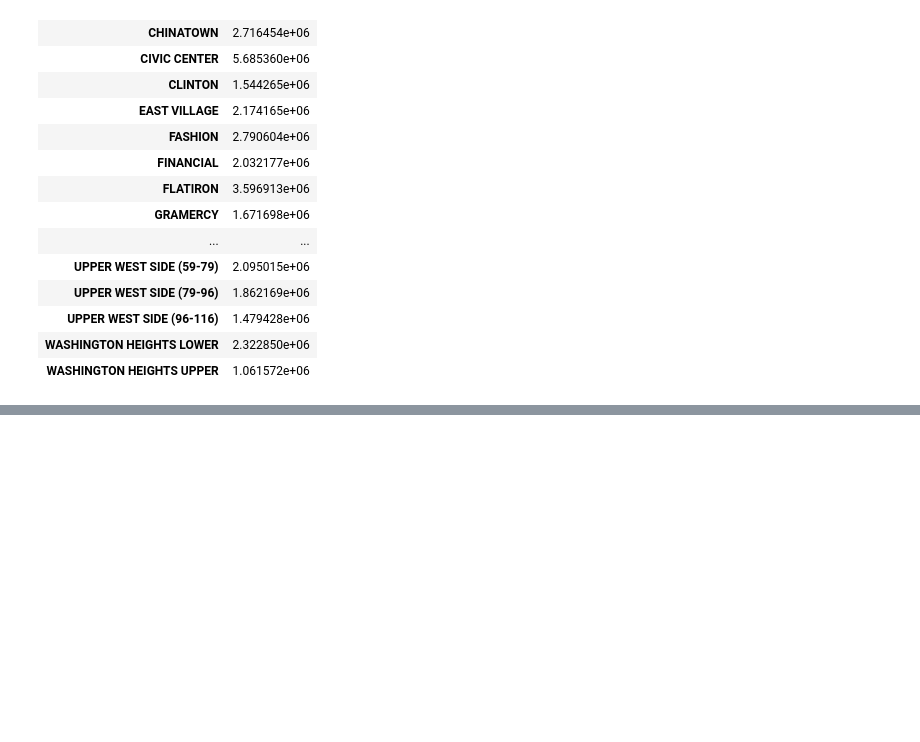
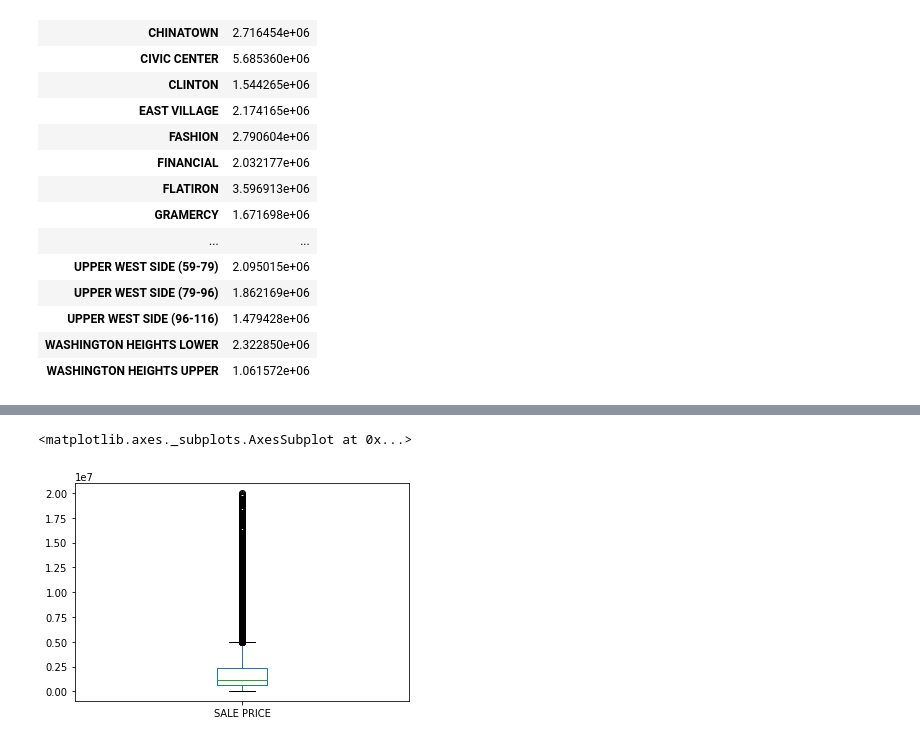
Before and after one commit to zhi-eric-yuan/github-example, a Jupyter notebook: manhattan.ipynb, the cells around one changed output, grey strips where cells are left out. Cells and saved outputs as stored; diff of their text form; code cells hidden in the pictures; blank space fills up the shorter version.

```diff
--- a/manhattan.ipynb
+++ b/manhattan.ipynb
@@ -294,0 +299,16 @@ array(['ALPHABET CITY', 'CHELSEA', 'CHINATOWN', 'CIVIC CENTER', 'CLINTON',
+# %%
+manhattan['NEIGHBORHOOD']=manhattan['NEIGHBORHOOD'].str.replace(' \(59-79\)','')
+manhattan['NEIGHBORHOOD']=manhattan['NEIGHBORHOOD'].str.replace(' \(79-96\)','')
+manhattan['NEIGHBORHOOD']=manhattan['NEIGHBORHOOD'].str.replace(' \(96-110\)','')
+manhattan['NEIGHBORHOOD']=manhattan['NEIGHBORHOOD'].str.replace(' \(96-116\)','')
+manhattan['NEIGHBORHOOD']=manhattan['NEIGHBORHOOD'].str.replace('-CENTRAL','')
+manhattan['NEIGHBORHOOD']=manhattan['NEIGHBORHOOD'].str.replace('-WEST','')
+manhattan['NEIGHBORHOOD']=manhattan['NEIGHBORHOOD'].str.replace('-EAST','')
+manhattan['NEIGHBORHOOD']=manhattan['NEIGHBORHOOD'].str.replace('-UPPER','')
+manhattan['NEIGHBORHOOD']=manhattan['NEIGHBORHOOD'].str.replace(' UPPER','')
+manhattan['NEIGHBORHOOD']=manhattan['NEIGHBORHOOD'].str.replace(' LOWER','')
+manhattan['NEIGHBORHOOD']=manhattan['NEIGHBORHOOD'].str.replace('JAVITS CENTER','JAVITS')
+manhattan['NEIGHBORHOOD']=manhattan['NEIGHBORHOOD'].str.replace('MIDTOWN CBD','MIDTOWN')
+
+print(manhattan['NEIGHBORHOOD'].unique())
+print(len(manhattan['NEIGHBORHOOD'].unique()))
@@ -294,0 +324,5 @@ array(['ALPHABET CITY', 'CHELSEA', 'CHINATOWN', 'CIVIC CENTER', 'CLINTON',
+# %%
+manhattan.plot(kind='box', x='NEIGHBORHOOD', y='SALE PRICE')
+# %% [output]
+<matplotlib.axes._subplots.AxesSubplot at 0x...>
+[figure, added]
```
Also changed, not shown: parts of 40 cells of this notebook, 2 other files.
